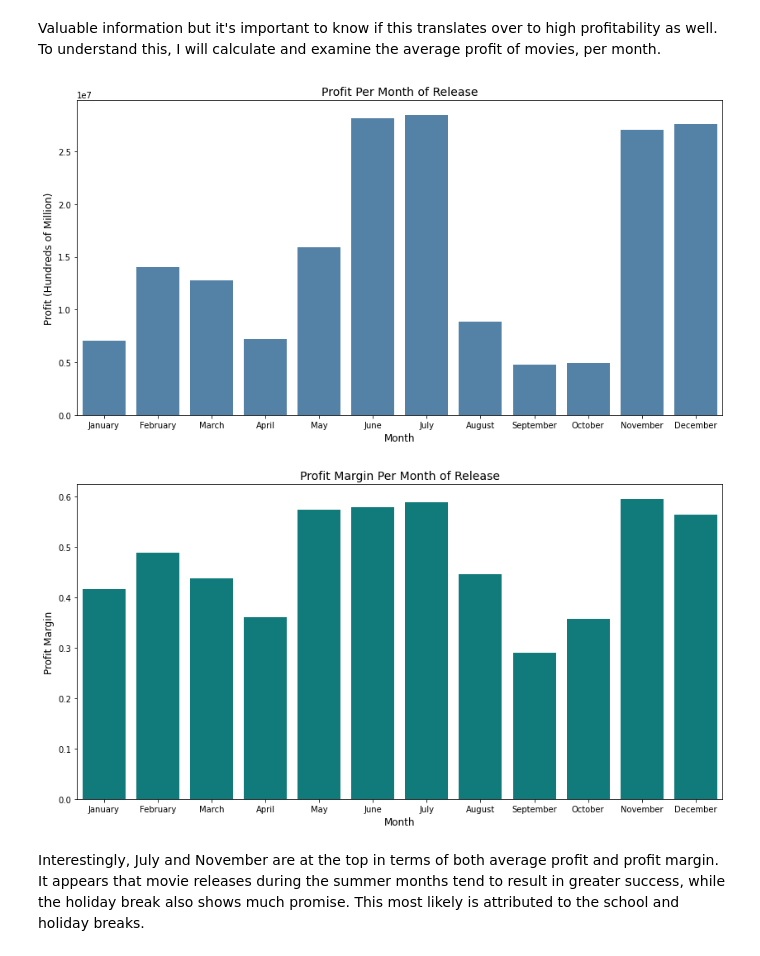
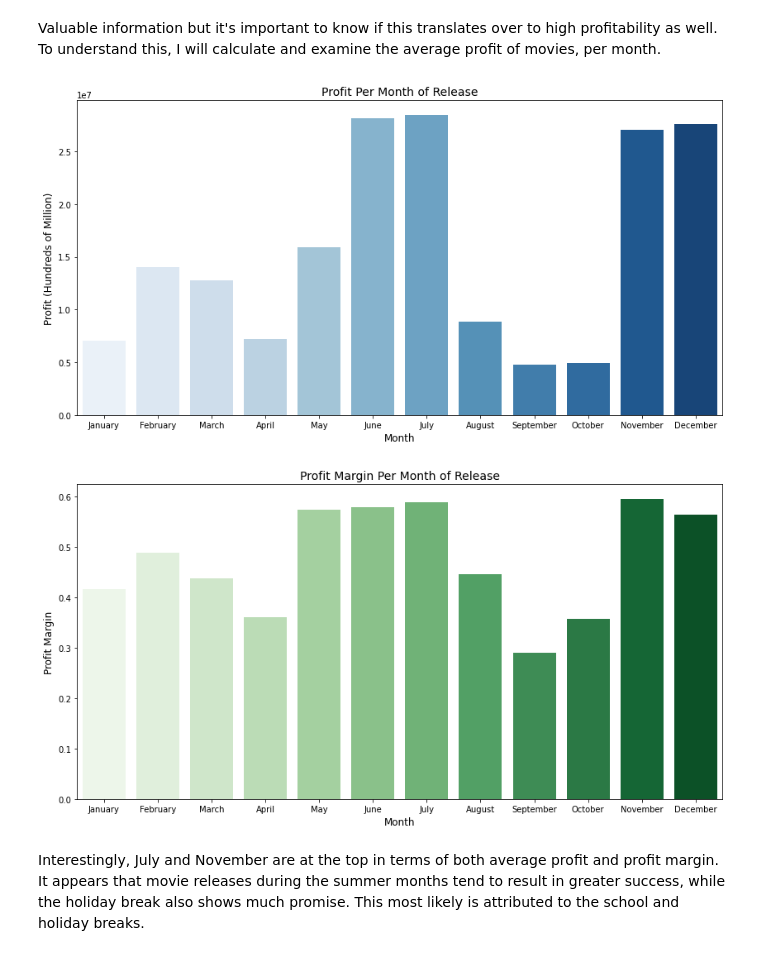
Before and after one commit to samtuleen/Phase1-Microsoft-Movie-Analysis-Project, a Jupyter notebook: Microsoft-Movie-Analysis.ipynb, the cells around one changed output. Cells and saved outputs as stored; diff of their text form; code cells hidden in the pictures.

```diff
--- a/Microsoft-Movie-Analysis.ipynb
+++ b/Microsoft-Movie-Analysis.ipynb
@@ -468,25 +468,25 @@ profitpermo = movie_profits.groupby('month', as_index=False)[['profit', 'profit_
 # %%
 #Now I plot the profit first:
 plt.figure(figsize=(14,7))
-ax7 = sns.barplot(x=profitpermo['month'], y=profitpermo['profit'], color='steelblue',
+ax7 = sns.barplot(x=profitpermo['month'], y=profitpermo['profit'], palette='Blues',
                   order=['January', 'February', 'March', 'April', 'May', 'June',
                          'July', 'August', 'September', 'October', 'November', 'December'])
 plt.xlabel('Month', fontsize=12)
 plt.ylabel('Profit (Hundreds of Million)', fontsize=12)
 plt.title('Profit Per Month of Release', fontsize=14);
 # %% [output]
-[figure, old version]
+[figure, new version]
 # %%
 #And the profit margins
 plt.figure(figsize=(14,7))
-ax8 = sns.barplot(x=profitpermo['month'], y=profitpermo['profit_margin'], color='darkcyan',
+ax8 = sns.barplot(x=profitpermo['month'], y=profitpermo['profit_margin'], palette='Greens',
                   order=['January', 'February', 'March', 'April', 'May', 'June',
                          'July', 'August', 'September', 'October', 'November', 'December'])
 plt.xlabel('Month', fontsize=12)
 plt.ylabel('Profit Margin', fontsize=12)
 plt.title('Profit Margin Per Month of Release', fontsize=14);
 # %% [output]
-[figure, old version]
+[figure, new version]
 # %% [markdown]
 Interestingly, July and November are at the top in terms of both average profit and profit margin. It appears that movie releases during the summer months tend to result in greater success, while the holiday break also shows much promise. This most likely is attributed to the school and holiday breaks.
 # %% [markdown]
```
Also changed, not shown: 6 other files.
